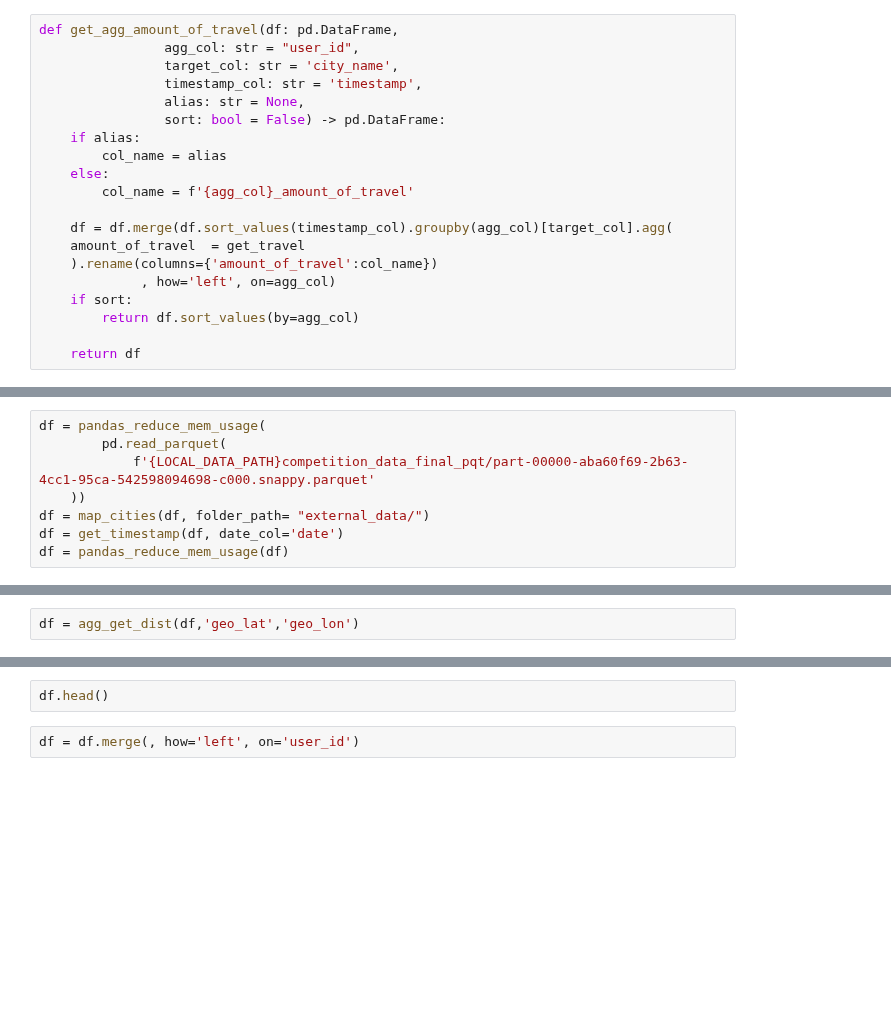
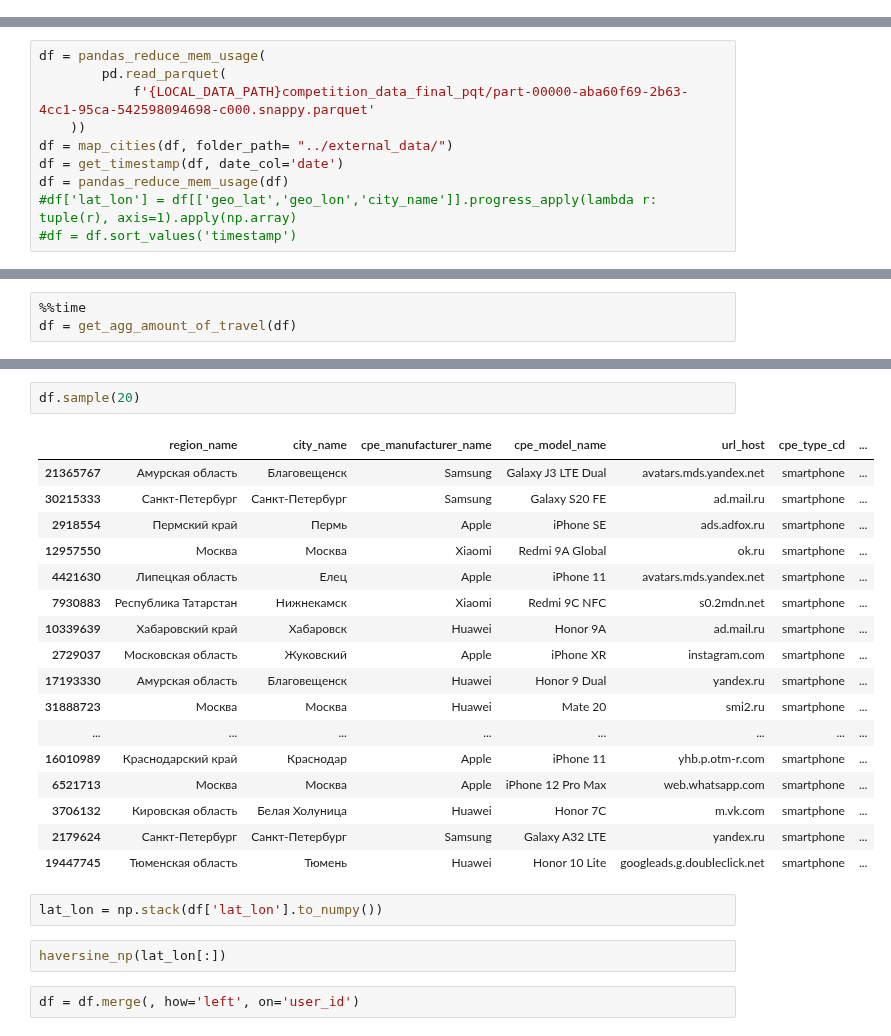
Before and after one commit to shockless/mts-ml-cup, a Jupyter notebook: sandbox/aggregates_test.ipynb, the cells around one changed output, grey strips where cells are left out. Cells and saved outputs as stored; diff of their text form; blank space fills up the shorter version.

```diff
--- a/sandbox/aggregates_test.ipynb
+++ b/sandbox/aggregates_test.ipynb
@@ -28,22 +26,2 @@ LOCAL_DATA_PATH = './data/'
 SPLIT_SEED = 42
-# %%
-def get_agg_amount_of_travel(df: pd.DataFrame,
-                agg_col: str = "user_id",
-                target_col: str = 'city_name',
-                timestamp_col: str = 'timestamp',
-                alias: str = None,
-                sort: bool = False) -> pd.DataFrame:
-    if alias:
-        col_name = alias
-    else:
-        col_name = f'{agg_col}_amount_of_travel'
-
-    df = df.merge(df.sort_values(timestamp_col).groupby(agg_col)[target_col].agg(
-    amount_of_travel  = get_travel
-    ).rename(columns={'amount_of_travel':col_name})
-             , how='left', on=agg_col)
-    if sort:
-        return df.sort_values(by=agg_col)
-
-    return df
 # %%
@@ -55,9 +33,11 @@ df = pandas_reduce_mem_usage(
         pd.read_parquet(
             f'{LOCAL_DATA_PATH}competition_data_final_pqt/part-00000-aba60f69-2b63-4cc1-95ca-542598094698-c000.snappy.parquet'
     ))
-df = map_cities(df, folder_path= "external_data/")
+df = map_cities(df, folder_path= "../external_data/")
 df = get_timestamp(df, date_col='date')
 df = pandas_reduce_mem_usage(df)
+#df['lat_lon'] = df[['geo_lat','geo_lon','city_name']].progress_apply(lambda r: tuple(r), axis=1).apply(np.array)
+#df = df.sort_values('timestamp')
 # %% [output]
 Memory usage of dataframe is 2988.16 MB
 Memory usage after optimization is: 2521.26 MB
@@ -91,4 +108,5 @@ def agg_get_dist(df, lat_col, lon_con):
     return df
 # %%
-df = agg_get_dist(df,'geo_lat','geo_lon')
+%%time
+df = get_agg_amount_of_travel(df)
 # %% [output]
@@ -98,5 +115,27 @@ merging started
+# %%
+df.sample(20)
+# %% [output]
+|  | region_name | city_name | cpe_manufacturer_name | cpe_model_name | url_host | cpe_type_cd | ... |
+| 21365767 | Амурская область | Благовещенск | Samsung | Galaxy J3 LTE Dual | avatars.mds.yandex.net | smartphone | ... |
+| 30215333 | Санкт-Петербург | Санкт-Петербург | Samsung | Galaxy S20 FE | ad.mail.ru | smartphone | ... |
+| 2918554 | Пермский край | Пермь | Apple | iPhone SE | ads.adfox.ru | smartphone | ... |
+| 12957550 | Москва | Москва | Xiaomi | Redmi 9A Global | ok.ru | smartphone | ... |
+| 4421630 | Липецкая область | Елец | Apple | iPhone 11 | avatars.mds.yandex.net | smartphone | ... |
+| 7930883 | Республика Татарстан | Нижнекамск | Xiaomi | Redmi 9C NFC | s0.2mdn.net | smartphone | ... |
+| 10339639 | Хабаровский край | Хабаровск | Huawei | Honor 9A | ad.mail.ru | smartphone | ... |
+| 2729037 | Московская область | Жуковский | Apple | iPhone XR | instagram.com | smartphone | ... |
+| 17193330 | Амурская область | Благовещенск | Huawei | Honor 9 Dual | yandex.ru | smartphone | ... |
+| 31888723 | Москва | Москва | Huawei | Mate 20 | smi2.ru | smartphone | ... |
+| ... | ... | ... | ... | ... | ... | ... | ... |
+| 16010989 | Краснодарский край | Краснодар | Apple | iPhone 11 | yhb.p.otm-r.com | smartphone | ... |
+| 6521713 | Москва | Москва | Apple | iPhone 12 Pro Max | web.whatsapp.com | smartphone | ... |
+| 3706132 | Кировская область | Белая Холуница | Huawei | Honor 7C | m.vk.com | smartphone | ... |
+| 2179624 | Санкт-Петербург | Санкт-Петербург | Samsung | Galaxy A32 LTE | yandex.ru | smartphone | ... |
+| 19447745 | Тюменская область | Тюмень | Huawei | Honor 10 Lite | googleads.g.doubleclick.net | smartphone | ... |
 # %%
-df.head()
+lat_lon = np.stack(df['lat_lon'].to_numpy())
+# %%
+haversine_np(lat_lon[:])
 # %%
 df = df.merge(, how='left', on='user_id')
 # %%
```
Also changed, not shown: parts of 10 cells of this notebook, 1 other file.
